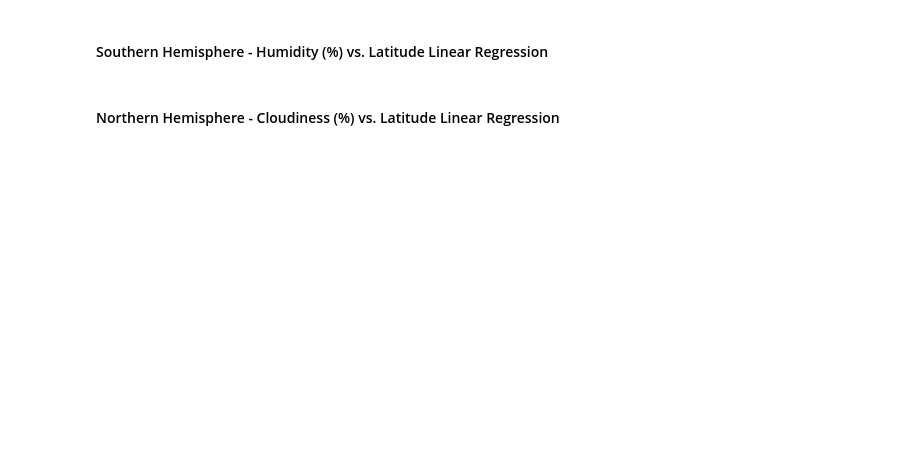
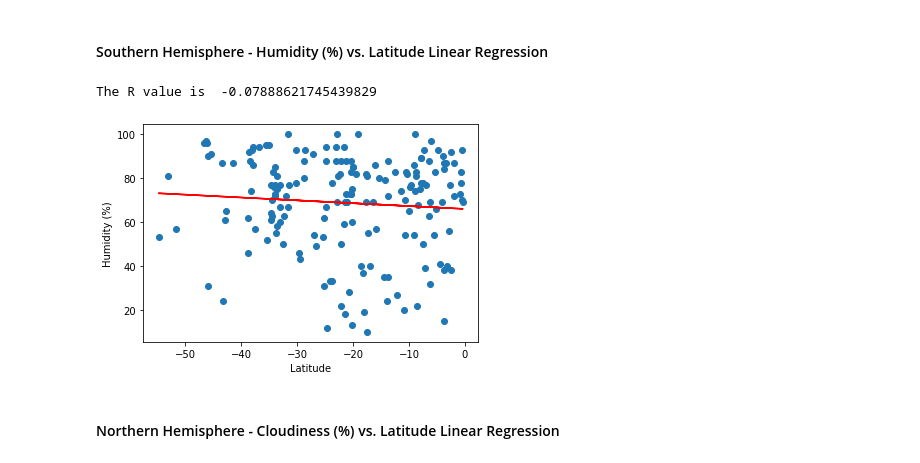
Before and after one commit to haiwy1218/Python-Api-Challenge, a Jupyter notebook: weatherpy/WeatherPy.ipynb, the cells around one changed output. Saved outputs shown, nothing was run; the diff lists cells and outputs as text; code cells hidden in the pictures; blank space fills up the shorter version.

```diff
--- a/weatherpy/WeatherPy.ipynb
+++ b/weatherpy/WeatherPy.ipynb
@@ -227,4 +264,19 @@ The R value is  -0.8798805287613276
 # %% [markdown]
 ####  Southern Hemisphere - Humidity (%) vs. Latitude Linear Regression
+# %%
+#Scatter Plot with Linear Regression line for the Southern Hemisphere Humidity vs Latitude
+x= df[df['Lat']<0]['Lat']
+y= df[df['Lat']<0]['Humidity']
+slope,intercept,r_value,p_value,std_err=linregress(x,y)
+print('The R value is ',r_value)
+fig=plt.figure()
+plt.scatter(x,y)
+plt.xlabel('Latitude')
+plt.ylabel('Humidity (%)')
+plt.plot(x, intercept + slope*x, 'r', label='y={:.2f}x+{:.2f}'.format(slope,intercept))
+plt.show()
+# %% [output]
+The R value is  -0.07888621745439829
+[figure, added]
 # %% [markdown]
 ####  Northern Hemisphere - Cloudiness (%) vs. Latitude Linear Regression
```
Also changed, not shown: parts of 16 cells of this notebook, 1 other file.
